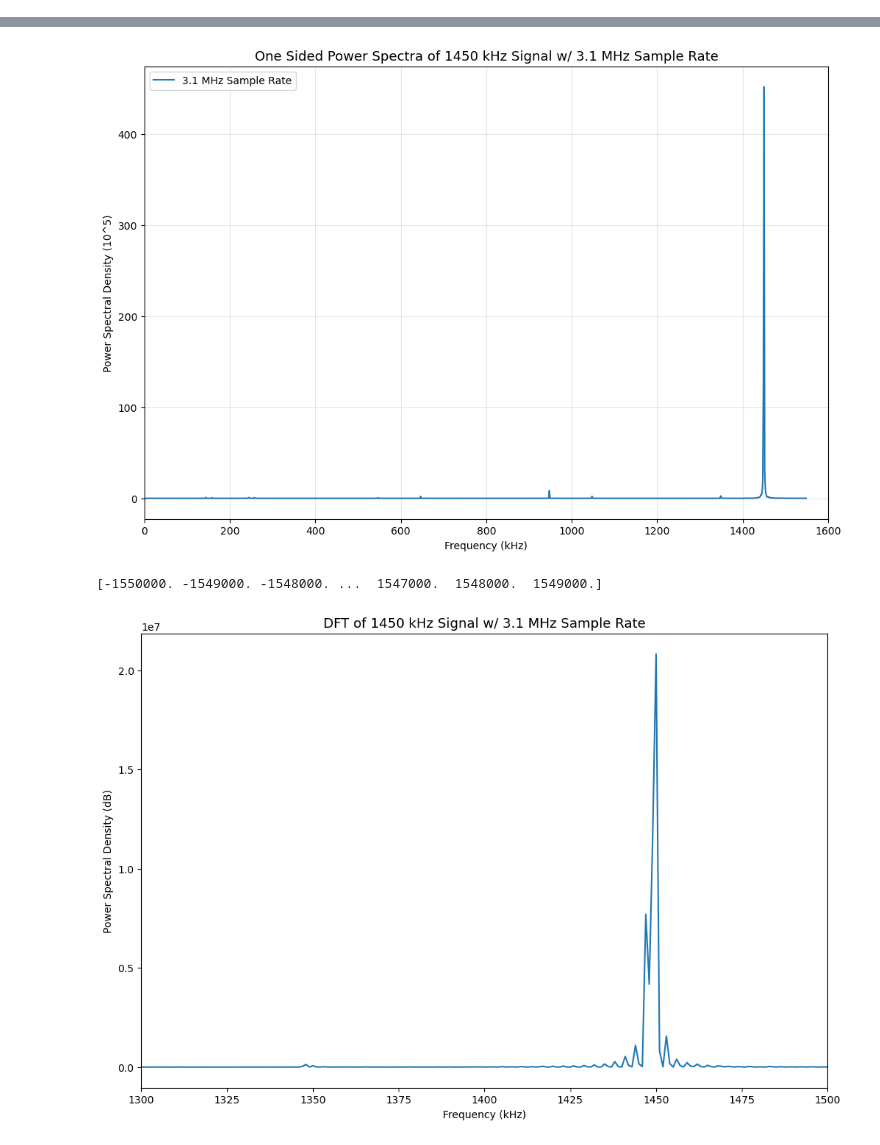
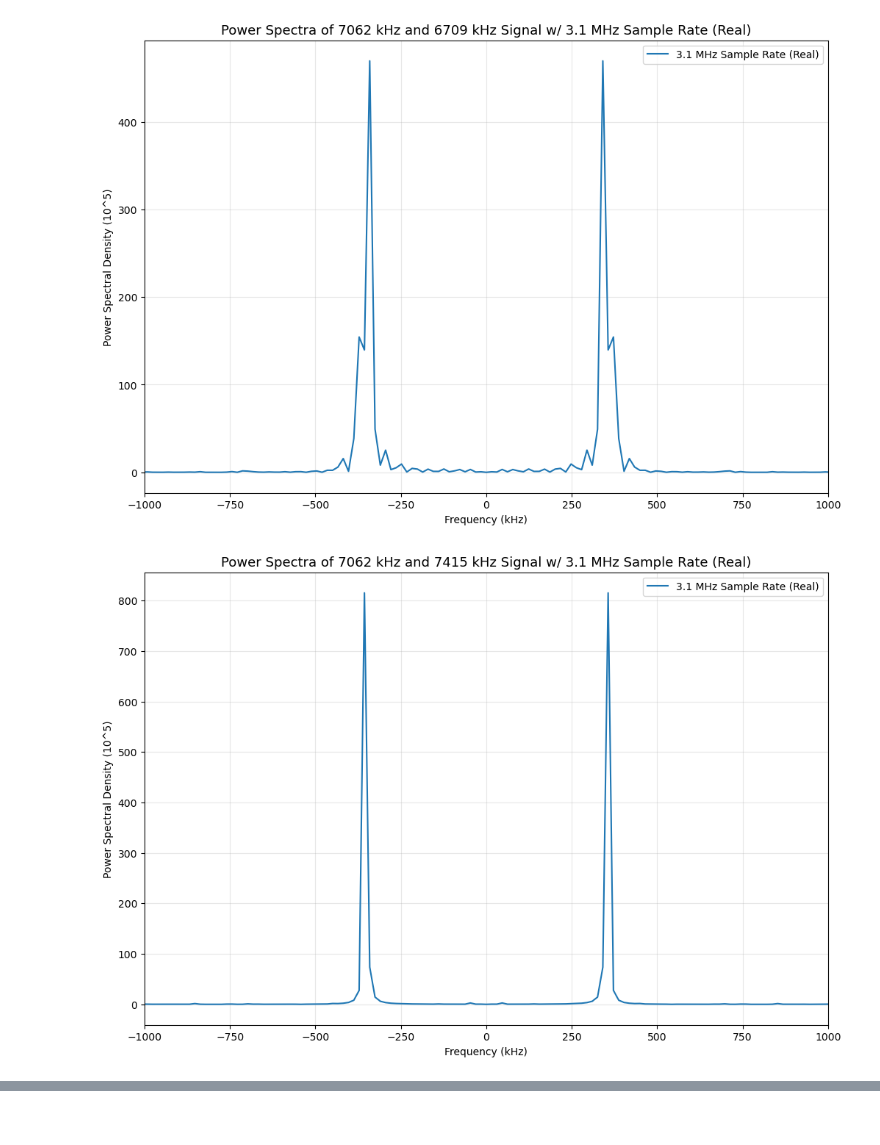
Before and after one commit to Brandon102002/ugastro, a Jupyter notebook: lab_1_helpers.ipynb, the cells around one changed output, grey strips where cells are left out. Saved outputs shown, nothing was run; the diff lists cells and outputs as text; code cells hidden in the pictures; blank space fills up the shorter version.

```diff
--- a/lab_1_helpers.ipynb
+++ b/lab_1_helpers.ipynb
@@ -26,7 +26,7 @@ def removeNoiseBuffer(data):
     return data[1:]
 
 def windowData(data):
-    return data[:]
+    return data[1000:1200]
 
 def normalize(data):
     return (data - np.mean(data))
@@ -90,6 +90,14 @@ data_noise_3000 = extractNoiseData("Section5_7\\lab_1_data_noise_3000khz.npz")
 data_600_630_3100 = extractData("Section7_1\\lab_1_data_600khz_630khz_3100khz.npz")
 
 # 7.3
+data_DSB_imag_600_570_3100 = extractData("Section7_3\\lab_1_data_DSB_imag_600khz_570khz_3100khz.npz")
+data_DSB_imag_600_630_3100 = extractData("Section7_3\\lab_1_data_DSB_imag_600khz_630khz_3100khz.npz")
+data_DSB_real_600_570_3100 = extractData("Section7_3\\lab_1_data_DSB_real_600khz_570khz_3100khz.npz")
+data_DSB_real_600_630_3100 = extractData("Section7_3\\lab_1_data_DSB_real_600khz_630khz_3100khz.npz")
+data_SSB_imag_7062_6709_3100 = extractData("Section7_3\\lab_1_data_SSB_imag_7062khz_6709khz_3100khz.npz")
+data_SSB_imag_7062_7415_3100 = extractData("Section7_3\\lab_1_data_SSB_imag_7062khz_7415khz_3100khz.npz")
+data_SSB_real_7062_6709_3100 = extractData("Section7_3\\lab_1_data_SSB_real_7062khz_6709khz_3100khz.npz")
+data_SSB_real_7062_7415_3100 = extractData("Section7_3\\lab_1_data_SSB_real_7062khz_7415khz_3100khz.npz")
 
 
 times = windowData([i / 1e3 for i in range(0, 2048)])
@@ -518,3 +539,12 @@ def graphGaussianHistogram(datasets, sample_rate, signals):
 # %%
 #def computeAvgPowerSpectra(dataset):
     # Check block size first
+# %%
+times = windowData([i / 1e3 for i in range(0, 16384)])
+graphOverlayPowerSpectra([data_SSB_real_7062_6709_3100], sample_rates=[3.1e6], labels=["3.1 MHz Sample Rate (Real)"], signal="7062 kHz and 6709 kHz", multiple=False)
+graphOverlayPowerSpectra([data_SSB_real_7062_7415_3100], sample_rates=[3.1e6], labels=["3.1 MHz Sample Rate (Real)"], signal="7062 kHz and 7415 kHz", multiple=False)
+graphOverlayPowerSpectra([data_SSB_imag_7062_6709_3100], sample_rates=[3.1e6], labels=["3.1 MHz Sample Rate (Imag)"], signal="7062 kHz and 6709 kHz", multiple=False)
+graphOverlayPowerSpectra([data_SSB_imag_7062_7415_3100], sample_rates=[3.1e6], labels=["3.1 MHz Sample Rate (Imag)"], signal="7062 kHz and 7415 kHz", multiple=False)
+# %% [output]
+[figure, added]
+[figure, added]
@@ -529,22 +561,18 @@ signal = "1450 kHz"
 
 #graphAllPowerSpectra(datasets, sample_rates, labels, signal)
 #graphOverlayPowerSpectra(datasets, sample_rates, labels, signal, multiple=False, xlim=(-900, 900))
-graphOverlayPowerSpectraOneSided(datasets, sample_rates, labels, signal, multiple=False, xlim=(0, 1600))
+#graphOverlayPowerSpectraOneSided(datasets, sample_rates, labels, signal, multiple=False, xlim=(0, 1600))
 
 #graphVoltageSpectra(datasets, sample_rates, labels, signal)
 
 #compareACF(data_480_3000, ["w/ scipy.fft() & .ifft()", "w/ np.convolve()", "w/ scipy ACF"], "480 kHz")
 
 i=0
-graphDFT(datasets[i], signal, sample_rates[i], rate_label=labels[i], xlim=(1300, 1500))
+#graphDFT(datasets[i], signal, sample_rates[i], rate_label=labels[i], factor=0.01, xlim=(1380, 1500))
 
 #graphFreqRes(datasets, sample_rates[0], labels, signals, num_samples=2408)
 
 #graphFourierFilter([data_400_380_3100], [3.1e6], ["3.1 MHz Sample Rate"], "400 kHz and 380 kHz")
-# %% [output]
-[figure, removed]
-[-1550000. -1549000. -1548000. ...  1547000.  1548000.  1549000.]
-[figure, removed]
 # %%
 # datasets = [data_400_1000, data_1600_1000, data_1610_1000]
 # sample_rate = (1.0e6, "1 MHz Sample Rate")
```
Also changed, not shown: parts of 2 cells of this notebook.
